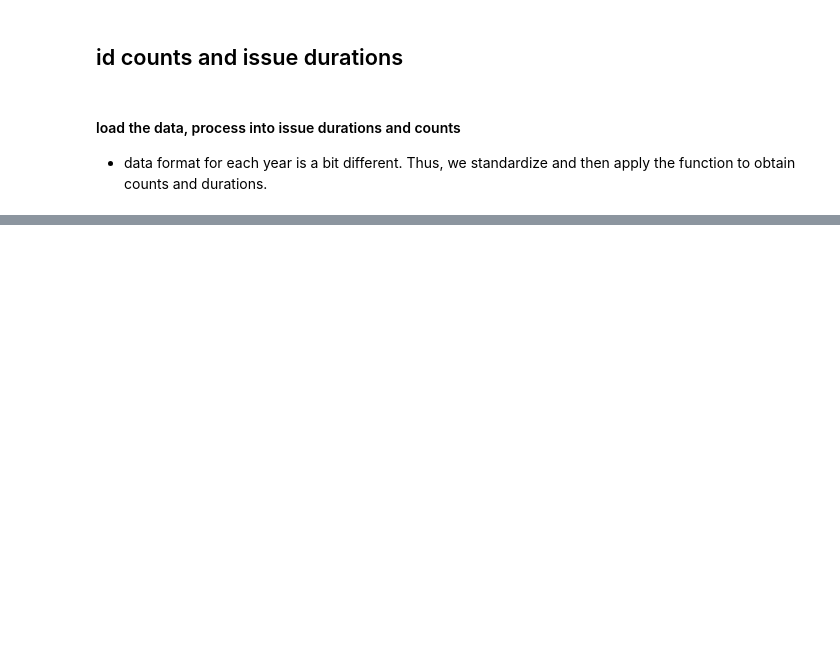
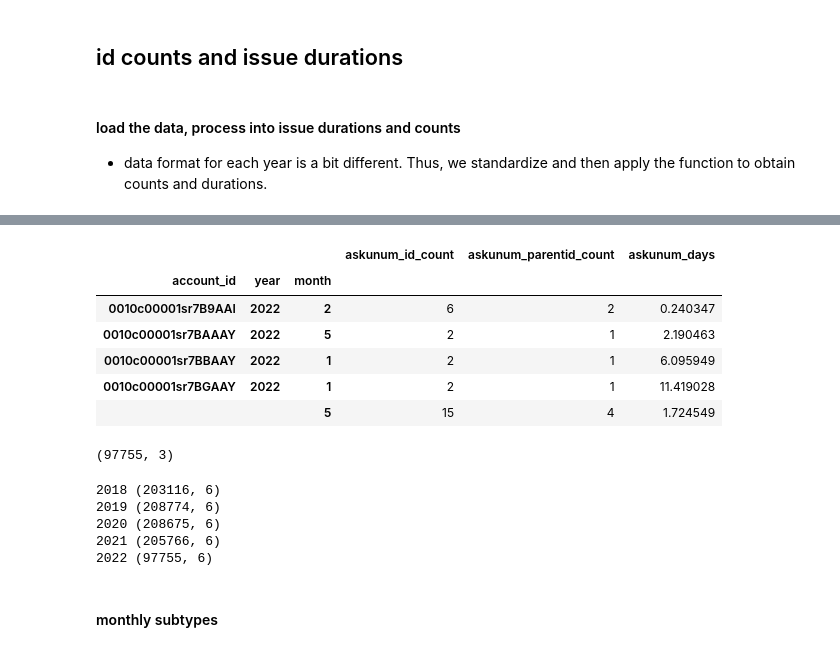
Before and after one commit to iamjiang/retention_model_NLP, a Jupyter notebook: feature_engineer/askunum_pipeline.ipynb, the cells around one changed output, grey strips where cells are left out. Cells and saved outputs as stored; diff of their text form; code cells hidden in the pictures; blank space fills up the shorter version.

```diff
--- a/feature_engineer/askunum_pipeline.ipynb
+++ b/feature_engineer/askunum_pipeline.ipynb
@@ -126,0 +158,29 @@ x[0].head()
+# %%
+x[1].head()
+# %% [output]
+|  |  |  | askunum_id_count | askunum_parentid_count | askunum_days |
+| account_id | year | month |  |  |  |
+| 0010c00001sr7B9AAI | 2022 | 2 | 6 | 2 | 0.240347 |
+| 0010c00001sr7BAAAY | 2022 | 5 | 2 | 1 | 2.190463 |
+| 0010c00001sr7BBAAY | 2022 | 1 | 2 | 1 | 6.095949 |
+| 0010c00001sr7BGAAY | 2022 | 1 | 2 | 1 | 11.419028 |
+|  |  | 5 | 15 | 4 | 1.724549 |
+# %%
+x[1].shape
+# %% [output]
+(97755, 3)
+# %%
+# combined the askunum counts and duration data
+combined_monthly_counts = []
+for i in [2018, 2019, 2020, 2021, 2022]:
+    df = pd.read_csv(os.path.join(output_dir , 'askunum_issue_count_and_duration_{}.csv'.format(i)))
+    print(i, df.shape)
+    combined_monthly_counts.append(df)
+combined_monthly_counts = pd.concat(combined_monthly_counts)
+combined_monthly_counts.to_csv(os.path.join(output_dir ,'askunum_issue_count_and_duration_combined.csv'), index=False)
+# %% [output]
+2018 (203116, 6)
+2019 (208774, 6)
+2020 (208675, 6)
+2021 (205766, 6)
+2022 (97755, 6)
@@ -126,0 +235,2 @@ x[0].head()
+# %% [markdown]
+#### monthly subtypes
```
Also changed, not shown: parts of 24 cells of this notebook.
